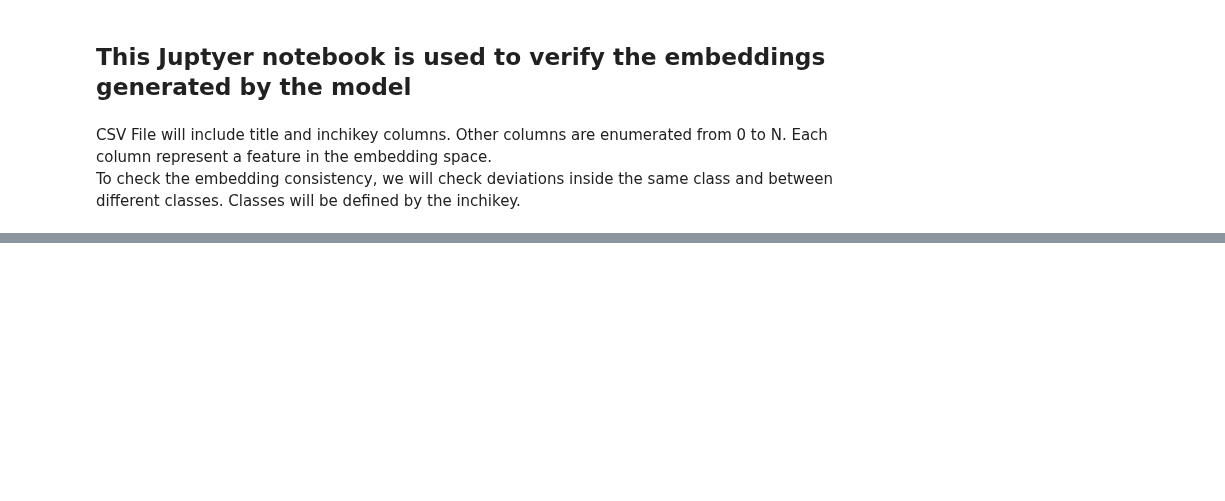
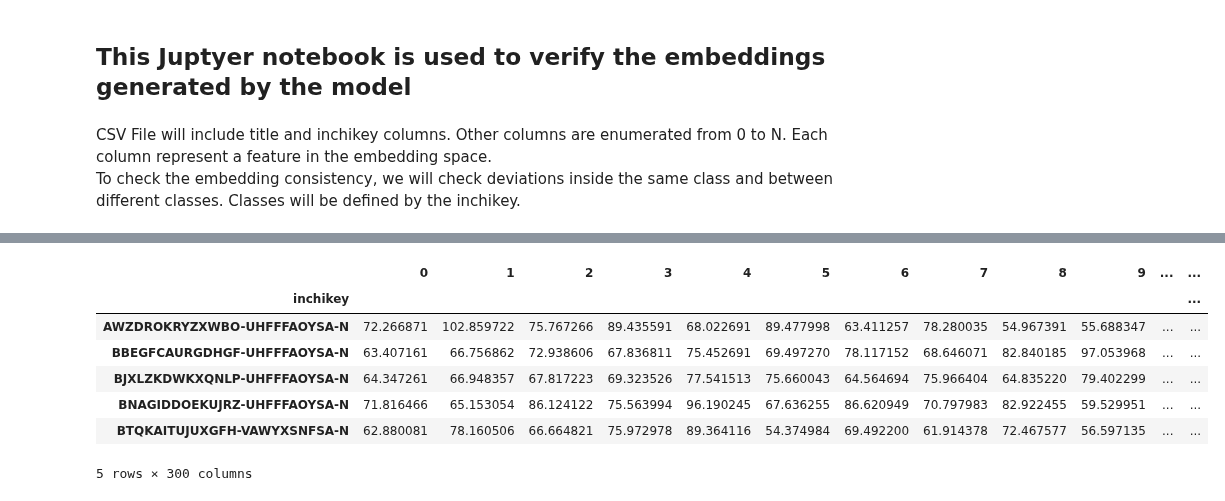
Before and after one commit to alpi314/mass_spectra, a Jupyter notebook: verify_embeddings.ipynb, the cells around one changed output, grey strips where cells are left out. Cells and saved outputs as stored; diff of their text form; code cells hidden in the pictures; blank space fills up the shorter version.

```diff
--- a/verify_embeddings.ipynb
+++ b/verify_embeddings.ipynb
@@ -21,0 +35,13 @@ df.head()
+# %%
+# get inclass standard deviation
+inchi_std = df.groupby("inchikey").std()
+inchi_std.head()
+# %% [output]
+|  | 0 | 1 | 2 | 3 | 4 | 5 | 6 | 7 | 8 | 9 | ... | ... |
+| inchikey |  |  |  |  |  |  |  |  |  |  |  | ... |
+| AWZDROKRYZXWBO-UHFFFAOYSA-N | 72.266871 | 102.859722 | 75.767266 | 89.435591 | 68.022691 | 89.477998 | 63.411257 | 78.280035 | 54.967391 | 55.688347 | ... | ... |
+| BBEGFCAURGDHGF-UHFFFAOYSA-N | 63.407161 | 66.756862 | 72.938606 | 67.836811 | 75.452691 | 69.497270 | 78.117152 | 68.646071 | 82.840185 | 97.053968 | ... | ... |
+| BJXLZKDWKXQNLP-UHFFFAOYSA-N | 64.347261 | 66.948357 | 67.817223 | 69.323526 | 77.541513 | 75.660043 | 64.564694 | 75.966404 | 64.835220 | 79.402299 | ... | ... |
+| BNAGIDDOEKUJRZ-UHFFFAOYSA-N | 71.816466 | 65.153054 | 86.124122 | 75.563994 | 96.190245 | 67.636255 | 86.620949 | 70.797983 | 82.922455 | 59.529951 | ... | ... |
+| BTQKAITUJUXGFH-VAWYXSNFSA-N | 62.880081 | 78.160506 | 66.664821 | 75.972978 | 89.364116 | 54.374984 | 69.492200 | 61.914378 | 72.467577 | 56.597135 | ... | ... |
+5 rows × 300 columns
```
Also changed, not shown: parts of 10 cells of this notebook, 4 other files.
